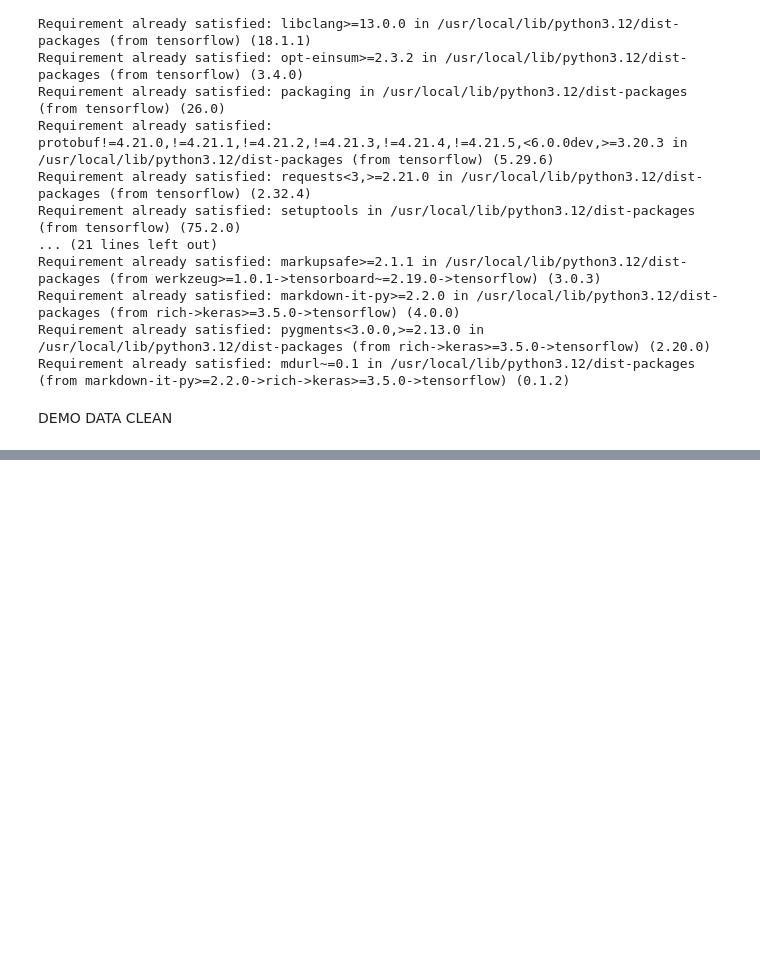
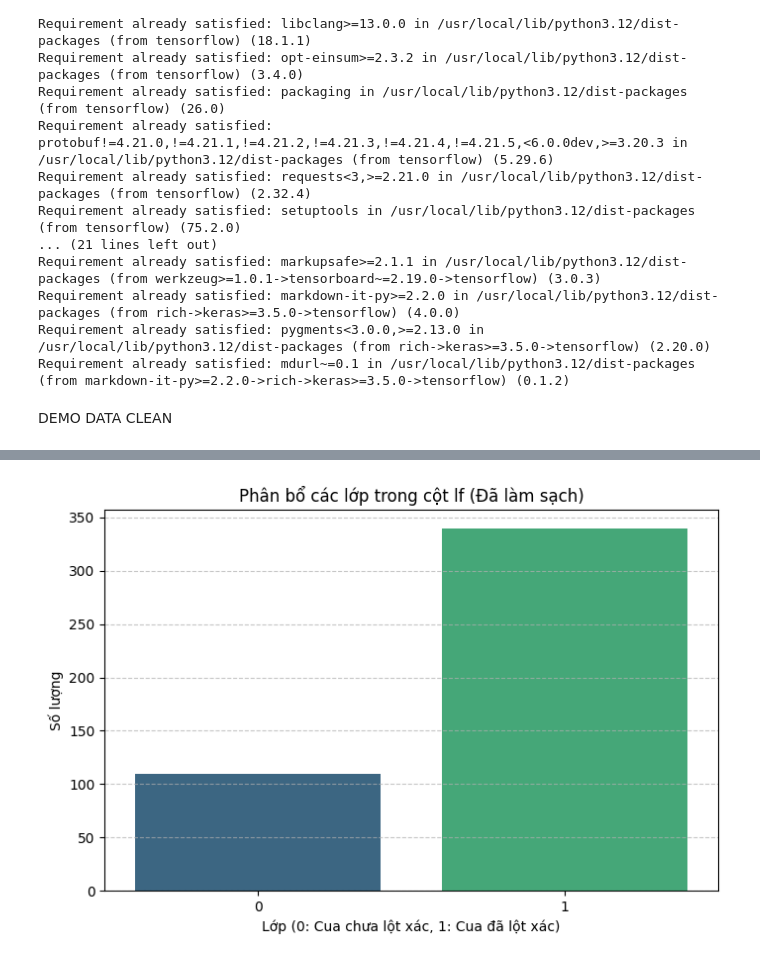
Before and after one commit to manhnt2115/TH_DeepLearning, a Jupyter notebook: DeepLearning(ChieuT2)(20_04)(Lab1).ipynb, the cells around one changed output, grey strips where cells are left out. Cells and saved outputs as stored; diff of their text form; code cells hidden in the pictures; blank space fills up the shorter version.

Commit message:
Được tạo bằng Colab

```diff
--- a/DeepLearning(ChieuT2)(20_04)(Lab1).ipynb
+++ b/DeepLearning(ChieuT2)(20_04)(Lab1).ipynb
@@ -676,0 +558,91 @@ Kết luận: Dữ liệu tương đối cân bằng.
+# %%
+import pandas as pd
+import numpy as np
+import seaborn as sns
+import matplotlib.pyplot as plt
+
+# =================================================================
+# Bước 0: Đọc dữ liệu
+# =================================================================
+try:
+    df = pd.read_csv('crabs-txt.txt', sep=r'\s+', na_values=['NA', '?'])
+    print("--- Đọc dữ liệu thành công ---")
+except FileNotFoundError:
+    print("Lỗi: Không tìm thấy file 'crabs-txt.txt'. Vui lòng upload file vào thư mục Files của Colab.")
+
+# Kiểm tra dữ liệu thô
+print(df.head())
+
+# =================================================================
+# Bước 1 & 2: Xử lý dữ liệu thiếu (Missing Data)
+# =================================================================
+print("\n--- Bước 1 & 2: Kiểm tra và xử lý dữ liệu thiếu ---")
+missing_count = df.isnull().sum()
+print("Số lượng giá trị thiếu mỗi cột:\n", missing_count)
+
+# Xử lý cột 'year' (dữ liệu phân loại/năm): Điền bằng giá trị xuất hiện nhiều nhất (mode)
+if df['year'].isnull().any():
+    df['year'] = df['year'].fillna(df['year'].mode()[0])
+
+# Xử lý các cột số (presz, postsz, inc): Điền bằng trung vị (median) để tránh nhiễu
+numeric_cols = ['presz', 'postsz', 'inc']
+for col in numeric_cols:
+    if df[col].isnull().any():
+        df[col] = df[col].fillna(df[col].median())
+
+print("Tổng số giá trị thiếu sau khi xử lý:", df.isnull().sum().sum())
+
+# =================================================================
+# Bước 3: Xử lý Outliers (Giá trị ngoại lai) -> Detection & Removal
+# =================================================================
+print("\n--- Bước 3: Phát hiện và loại bỏ Outliers bằng phương pháp IQR ---")
+
+# Tính toán Q1, Q3 và IQR cho các cột số
+Q1 = df[numeric_cols].quantile(0.25)
+Q3 = df[numeric_cols].quantile(0.75)
+IQR = Q3 - Q1
+
+# Xác định điều kiện lọc (chỉ giữ lại các giá trị trong khoảng cho phép)
+lower_bound = Q1 - 1.5 * IQR
+upper_bound = Q3 + 1.5 * IQR
+
+# Loại bỏ các dòng chứa giá trị ngoại lai
+df_cleaned = df[~((df[numeric_cols] < lower_bound) | (df[numeric_cols] > upper_bound)).any(axis=1)].copy()
+
+print(f"Số lượng dòng ban đầu: {len(df)}")
+print(f"Số lượng dòng sau khi loại bỏ outlier: {len(df_cleaned)}")
+
+# =================================================================
+# Bước 4: Kiểm tra tính cân bằng của dữ liệu (Class Balance)
+# =================================================================
+print("\n--- Bước 4: Kiểm tra cân bằng dữ liệu trên cột nhãn 'lf' ---")
+
+target_col = 'lf'
+counts = df_cleaned[target_col].value_counts()
+percentage = df_cleaned[target_col].value_counts(normalize=True) * 100
+
+print("Số lượng mẫu mỗi lớp:\n", counts)
+print("\nTỷ lệ phần trăm (%):\n", percentage)
+
+# Trực quan hóa biểu đồ đếm
+plt.figure(figsize=(8, 5))
+sns.countplot(
+    data=df_cleaned,
+    x=target_col,
+    hue=target_col,
+    palette='viridis',
+    legend=False
+)
+
+plt.title(f'Phân bổ các lớp trong cột {target_col} (Đã làm sạch)')
+plt.xlabel('Lớp (0: Cua chưa lột xác, 1: Cua đã lột xác)')
+plt.ylabel('Số lượng')
+plt.grid(axis='y', linestyle='--', alpha=0.7)
+plt.show()
+
+# Kết luận
+if percentage.min() < 20:
+    print(">>> Kết luận: Dữ liệu bị mất cân bằng (Imbalanced).")
+else:
+    print(">>> Kết luận: Dữ liệu tương đối cân bằng.")
+# %% [output]
@@ -676,0 +666 @@ Kết luận: Dữ liệu tương đối cân bằng.
+[figure, added]
```
Also changed, not shown: parts of 2 cells of this notebook.
